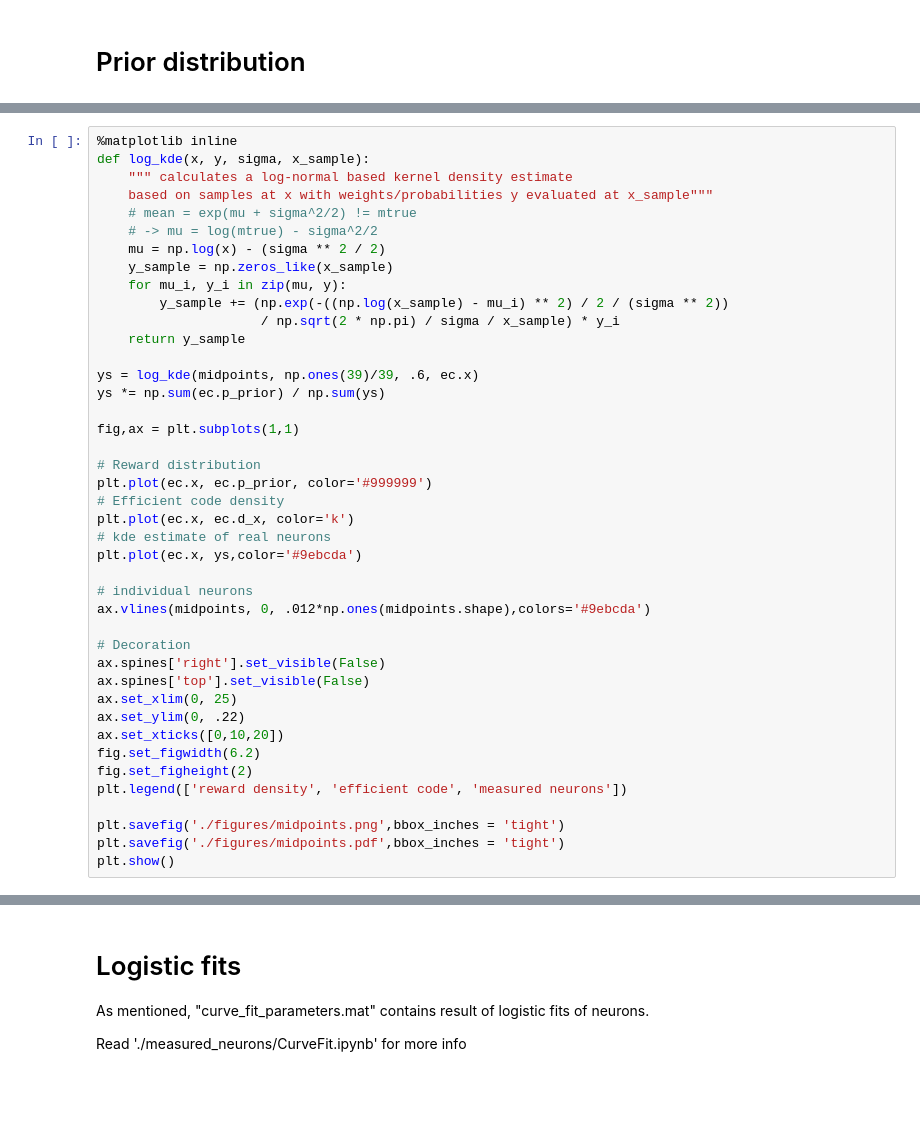
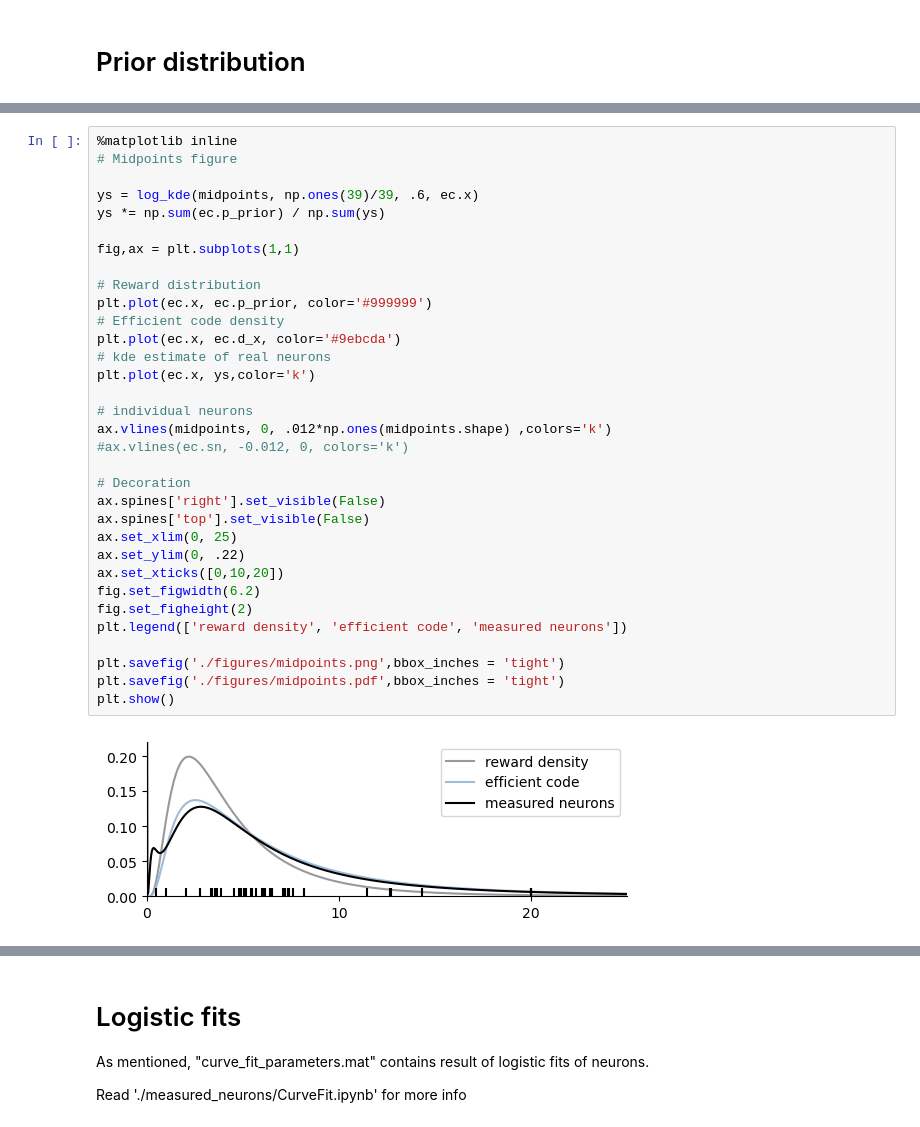
Before and after one commit to dongjae-kim/efficient-coding-dist-rl, a Jupyter notebook: Figures2.ipynb, the cells around one changed output, grey strips where cells are left out. Saved outputs shown, nothing was run; the diff lists cells and outputs as text; blank space fills up the shorter version.

```diff
--- a/Figures2.ipynb
+++ b/Figures2.ipynb
@@ -86,42 +149,35 @@ midpoints = data['ps'][indices,2]
 # %%
 %matplotlib inline
-def log_kde(x, y, sigma, x_sample):
-    """ calculates a log-normal based kernel density estimate
-    based on samples at x with weights/probabilities y evaluated at x_sample"""
-    # mean = exp(mu + sigma^2/2) != mtrue
-    # -> mu = log(mtrue) - sigma^2/2
-    mu = np.log(x) - (sigma ** 2 / 2)
-    y_sample = np.zeros_like(x_sample)
-    for mu_i, y_i in zip(mu, y):
-        y_sample += (np.exp(-((np.log(x_sample) - mu_i) ** 2) / 2 / (sigma ** 2))
-                     / np.sqrt(2 * np.pi) / sigma / x_sample) * y_i
-    return y_sample
+# Midpoints figure
 
 ys = log_kde(midpoints, np.ones(39)/39, .6, ec.x)
 ys *= np.sum(ec.p_prior) / np.sum(ys)
 
 fig,ax = plt.subplots(1,1)
 
 # Reward distribution
 plt.plot(ec.x, ec.p_prior, color='#999999')
 # Efficient code density
-plt.plot(ec.x, ec.d_x, color='k')
+plt.plot(ec.x, ec.d_x, color='#9ebcda')
 # kde estimate of real neurons
-plt.plot(ec.x, ys,color='#9ebcda')
+plt.plot(ec.x, ys,color='k')
 
 # individual neurons
-ax.vlines(midpoints, 0, .012*np.ones(midpoints.shape),colors='#9ebcda')
+ax.vlines(midpoints, 0, .012*np.ones(midpoints.shape) ,colors='k')
+#ax.vlines(ec.sn, -0.012, 0, colors='k')
 
 # Decoration
 ax.spines['right'].set_visible(False)
 ax.spines['top'].set_visible(False)
 ax.set_xlim(0, 25)
 ax.set_ylim(0, .22)
 ax.set_xticks([0,10,20])
 fig.set_figwidth(6.2)
 fig.set_figheight(2)
 plt.legend(['reward density', 'efficient code', 'measured neurons'])
 
 plt.savefig('./figures/midpoints.png',bbox_inches = 'tight')
 plt.savefig('./figures/midpoints.pdf',bbox_inches = 'tight')
 plt.show()
+# %% [output]
+[figure, added]
```
Also changed, not shown: parts of 32 cells of this notebook, 16 other files.
